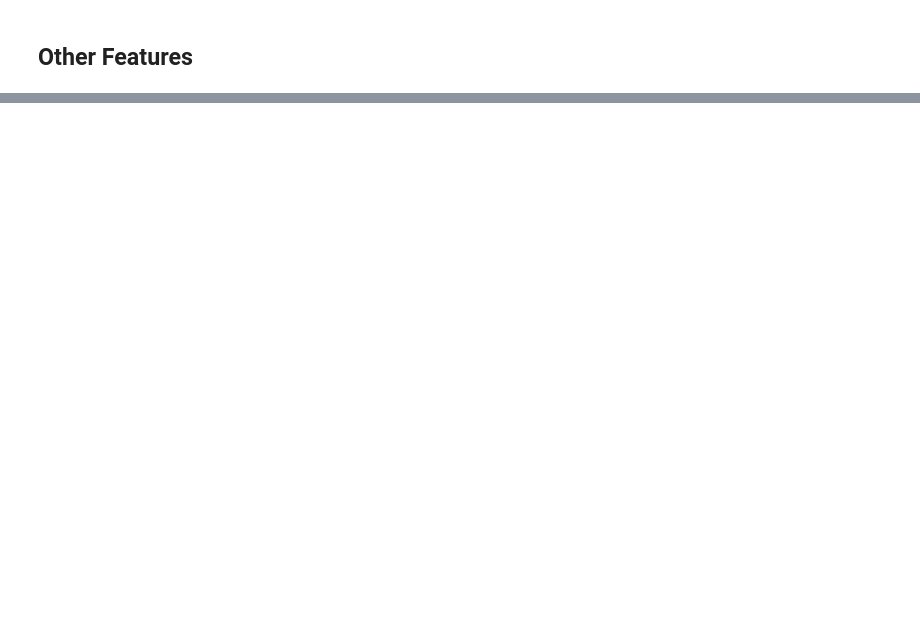
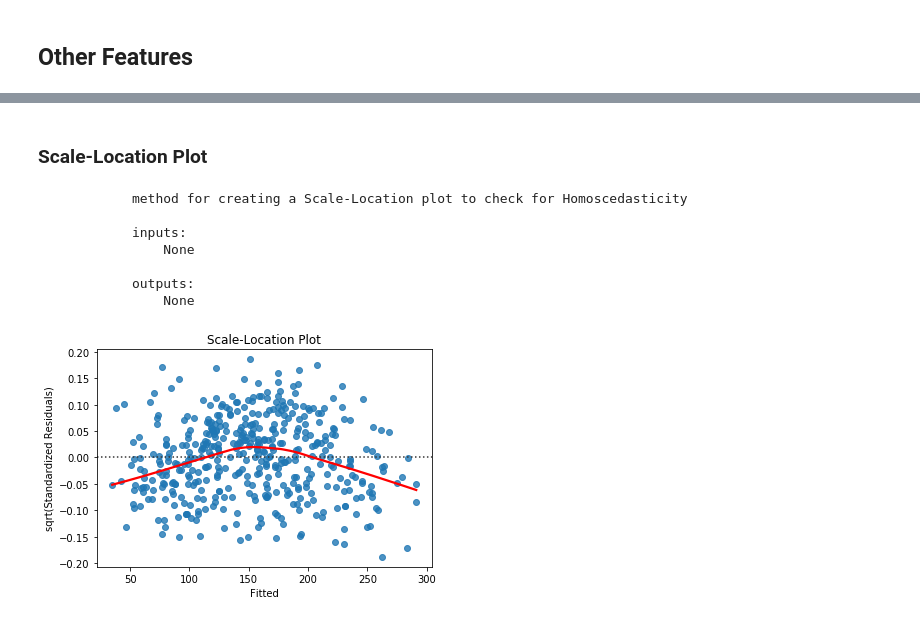
Before and after one commit to ryan-k-miller/Machine-Learning-Algorithms, a Jupyter notebook: LinearRegression.ipynb, the cells around one changed output, grey strips where cells are left out. Cells and saved outputs as stored; diff of their text form; code cells hidden in the pictures; blank space fills up the shorter version.

```diff
--- a/LinearRegression.ipynb
+++ b/LinearRegression.ipynb
@@ -66 +85,15 @@ Adjusted R-Squared: 0.5054
+# %% [markdown]
+### Scale-Location Plot
+# %%
+print(lr.scale_location_plot.__doc__)
+lr.scale_location_plot()
+# %% [output]
+            method for creating a Scale-Location plot to check for Homoscedasticity
+
+            inputs:
+                None
+
+            outputs:
+                None
+[figure, added]
 # %% [markdown]
```
Also changed, not shown: parts of 16 cells of this notebook, 1 other file.
